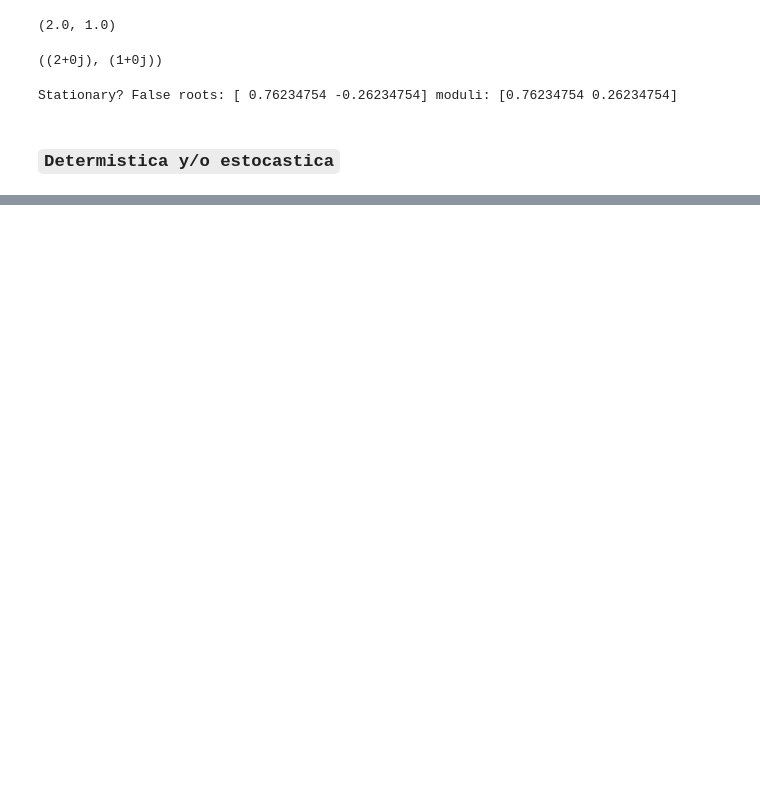
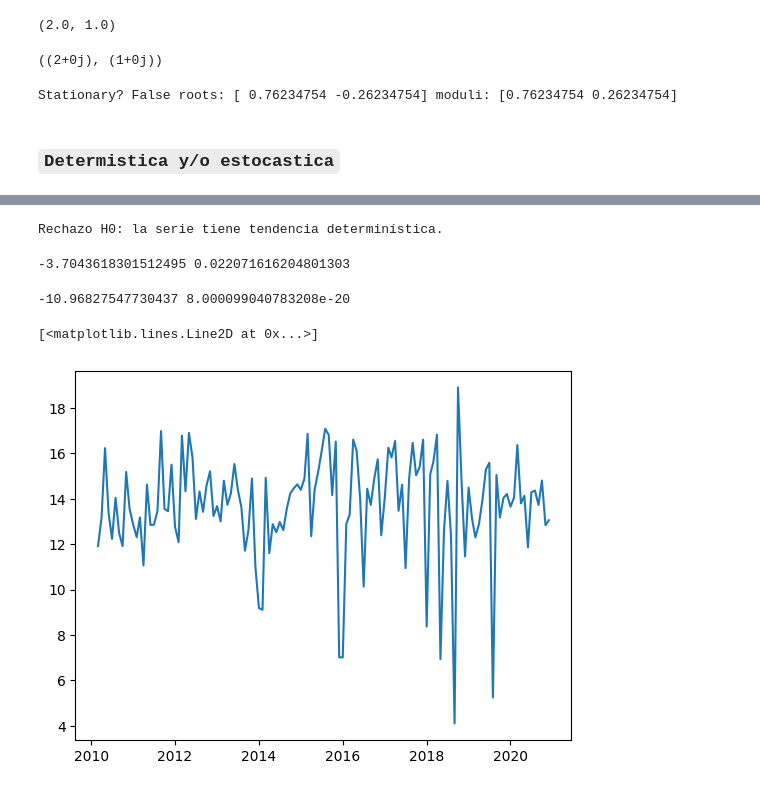
Before and after one commit to felipeaguirre66/UDESA-estocastico, a Jupyter notebook: series_tiempo.ipynb, the cells around one changed output, grey strips where cells are left out. Cells and saved outputs as stored; diff of their text form; code cells hidden in the pictures; blank space fills up the shorter version.

```diff
--- a/series_tiempo.ipynb
+++ b/series_tiempo.ipynb
@@ -663,0 +700,6 @@ Stationary? False roots: [ 0.76234754 -0.26234754] moduli: [0.76234754 0.2623475
+# %%
+y = df["RBER_AR"].dropna().astype(float)
+
+# 1) corre ADF para saber cuántos lags usó (autolag AIC en este ejemplo)
+adf_stat, pval, k_lags, nobs, crit, icbest = adfuller(y, regression="ct", autolag="AIC")
+print("ADF stat:", adf_stat, "p-val:", pval, "lags:", k_lags)
@@ -663,0 +708,27 @@ Stationary? False roots: [ 0.76234754 -0.26234754] moduli: [0.76234754 0.2623475
+# %%
+# 2) construí la regresión ADF equivalente
+
+T = len(y)
+t = np.arange(1, T+1) # tendencia lineal
+dy = y.diff()
+
+X = pd.DataFrame({
+"const": 1.0,
+"trend": t,
+"y_lag1": y.shift(1),
+})
+
+# agrega Δy_{t-i}, i=1..k
+for i in range(1, k_lags+1):
+    X[f"dy_lag{i}"] = dy.shift(i)
+
+# variable dependiente: Δy_t
+Y = dy
+
+# 3) alineá y ajustá OLS
+data = pd.concat([Y, X], axis=1).dropna()
+Y_ols = data.iloc[:, 0]
+X_ols = data.iloc[:, 1:]
+
+res = sm.OLS(Y_ols, X_ols).fit()
+print(res.summary())
@@ -663,0 +753,32 @@ Stationary? False roots: [ 0.76234754 -0.26234754] moduli: [0.76234754 0.2623475
+# %%
+# 4) Conclusión
+
+if res.pvalues["trend"] < 0.05:
+    print("Rechazo H0: la serie tiene tendencia determinística.")
+else:
+    print("No se rechaza H0: la serie no tiene tendencia determinística.")
+# %% [output]
+Rechazo H0: la serie tiene tendencia determinística.
+# %%
+# Con regression='ct' rechazo -> es I(0) con tendencia determinística
+# Tengo que ver también OLS
+
+y = df['RBER_AR'].dropna()
+adf = adfuller(y, regression='ct', autolag='AIC')
+print(adf[0], adf[1])
+# %% [output]
+-3.7043618301512495 0.022071616204801303
+# %%
+# Resto tendencia determinista
+df['RBER_AR_detrended'] = res.resid + res.params["const"]
+# %%
+# Rechazo! Es I(0) con tendencia determinista
+y = df['RBER_AR_detrended'].dropna()
+adf = adfuller(y, regression='c', autolag='AIC')
+print(adf[0], adf[1])
+
+plt.plot(df['RBER_AR_detrended'])
+# %% [output]
+-10.96827547730437 8.000099040783208e-20
+[<matplotlib.lines.Line2D at 0x...>]
+[figure, added]
```
Also changed, not shown: parts of 10 cells of this notebook, 1 other file.
